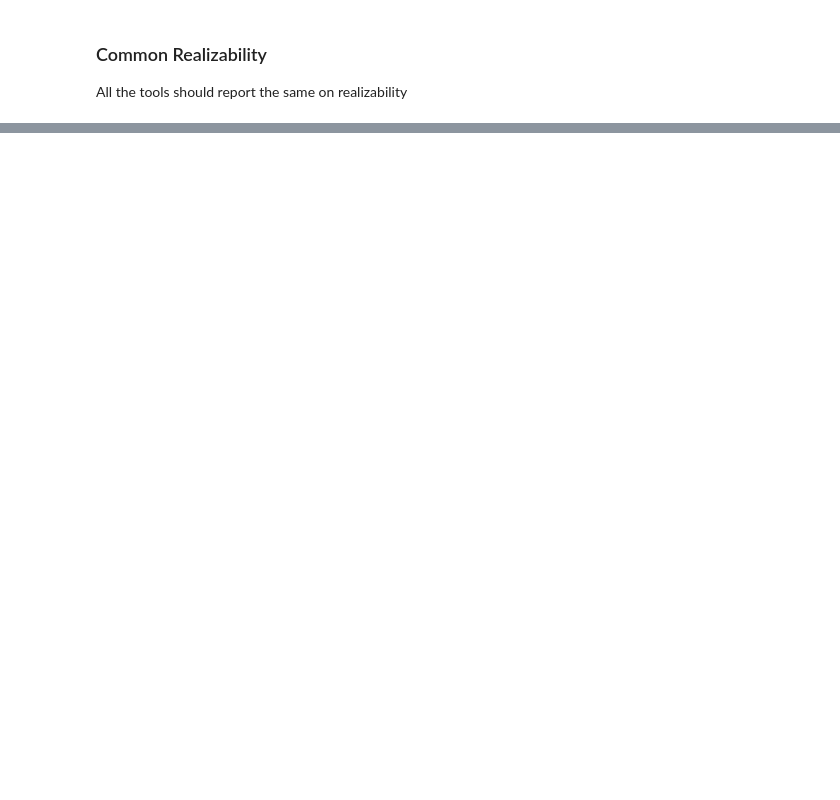
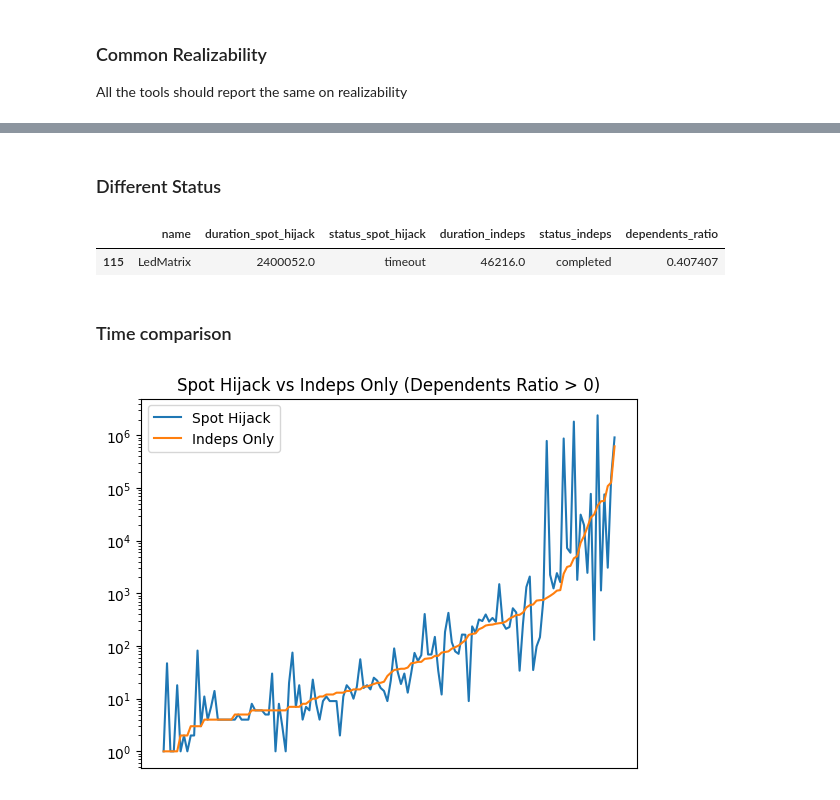
Before and after one commit to eliyaoo32/DepSynt, a Jupyter notebook: notebooks/synthesis-result.ipynb, the cells around one changed output, grey strips where cells are left out. Saved outputs shown, nothing was run; the diff lists cells and outputs as text; code cells hidden in the pictures; blank space fills up the shorter version.

```diff
--- a/notebooks/synthesis-result.ipynb
+++ b/notebooks/synthesis-result.ipynb
@@ -360,0 +558,3 @@ I.e., how much is synthesis the specificaiton with independent variables is bett
+# %%
+hijacked_vs_indeps_df = all_tools_df[["name","duration_spot_hijack", "status_spot_hijack","duration_indeps","status_indeps", "dependents_ratio"]]
+hijacked_vs_indeps_df
@@ -360,0 +575,22 @@ I.e., how much is synthesis the specificaiton with independent variables is bett
+# %% [markdown]
+### Different Status
+# %%
+hijacked_vs_indeps_df[hijacked_vs_indeps_df["status_spot_hijack"] != hijacked_vs_indeps_df["status_indeps"]]
+# %% [output]
+|  | name | duration_spot_hijack | status_spot_hijack | duration_indeps | status_indeps | dependents_ratio |
+| 115 | LedMatrix | 2400052.0 | timeout | 46216.0 | completed | 0.407407 |
+# %% [markdown]
+### Time comparison
+# %%
+hijacked_vs_indeps_df_filtered = hijacked_vs_indeps_df[hijacked_vs_indeps_df["dependents_ratio"] > 0]
+hijacked_vs_indeps_df_filtered = hijacked_vs_indeps_df_filtered.sort_values('duration_indeps')
+
+fig, axs = plt.subplots()
+axs.plot(hijacked_vs_indeps_df_filtered["name"], hijacked_vs_indeps_df_filtered["duration_spot_hijack"], label="Spot Hijack")
+axs.plot(hijacked_vs_indeps_df_filtered["name"], hijacked_vs_indeps_df_filtered["duration_indeps"], label="Indeps Only")
+axs.set_yscale("log")
+axs.set_xticks([])
+axs.set_title("Spot Hijack vs Indeps Only (Dependents Ratio > 0)")
+axs.legend();
+# %% [output]
+[figure, added]
```
Also changed, not shown: parts of 29 cells of this notebook.
